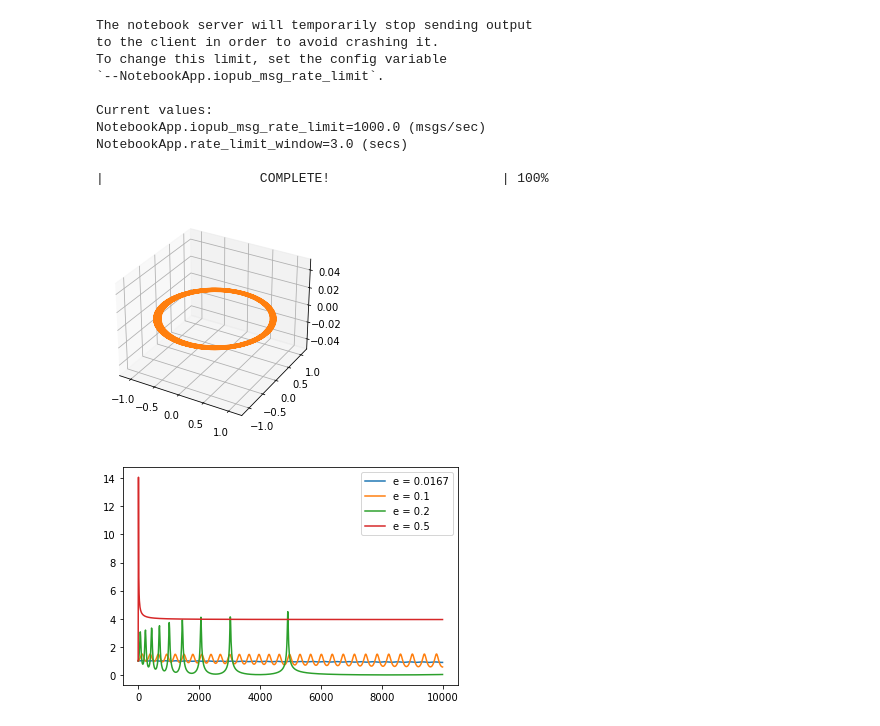
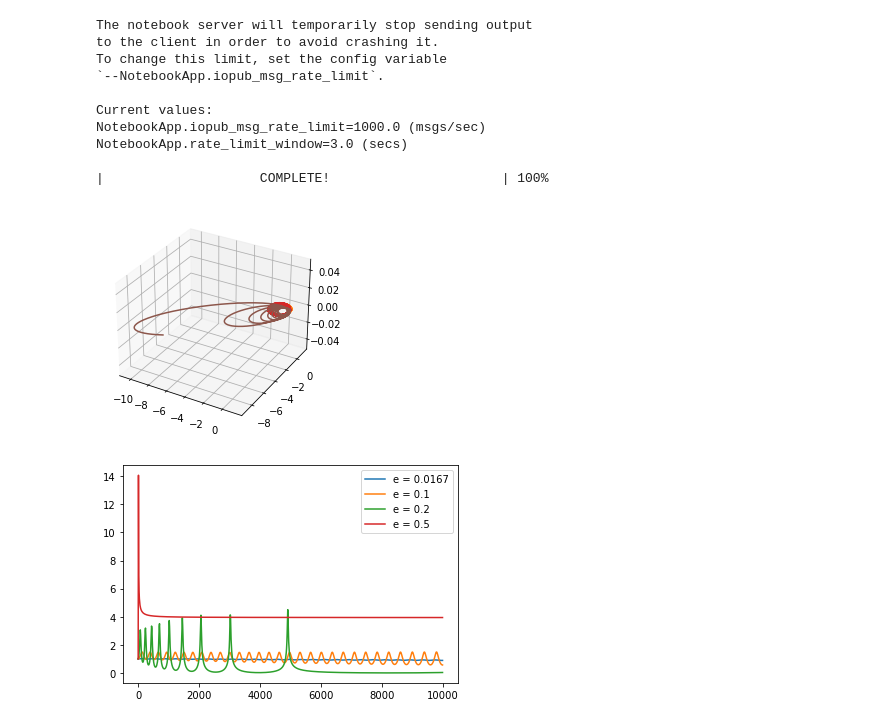
Before and after one commit to jpvanegasc/3BodyProblem, a Jupyter notebook: presentation.ipynb, the cells around one changed output. Cells and saved outputs as stored; diff of their text form; code cells hidden in the pictures.

```diff
--- a/presentation.ipynb
+++ b/presentation.ipynb
@@ -168,12 +168,12 @@ NotebookApp.rate_limit_window=3.0 (secs)
 # %%
 fig = pl.figure()
 ax = fig.add_subplot(111, projection='3d')
 
-for j in range(x.shape[0]-3):
+for j in range(x.shape[0]-1):
     for i in range(x[j].shape[0]):
         ax.plot(x[j][i, :, 0], x[j][i, :, 1], x[j][i, :, 2])
 # %% [output]
-[figure, old version]
+[figure, new version]
 # %%
 _ = pl.figure()
 for i in range(len(x)):
```
Also changed, not shown: parts of 1 cell of this notebook, 1 other file.
